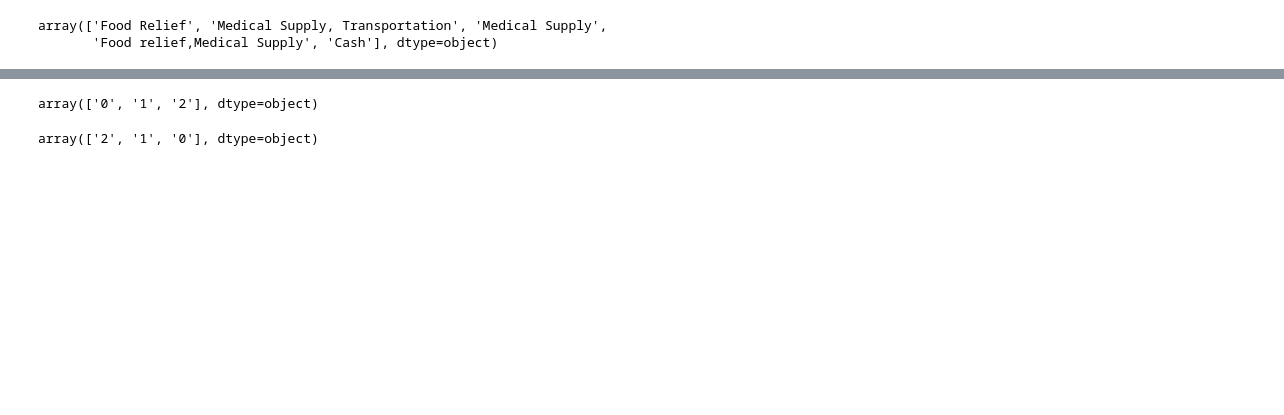
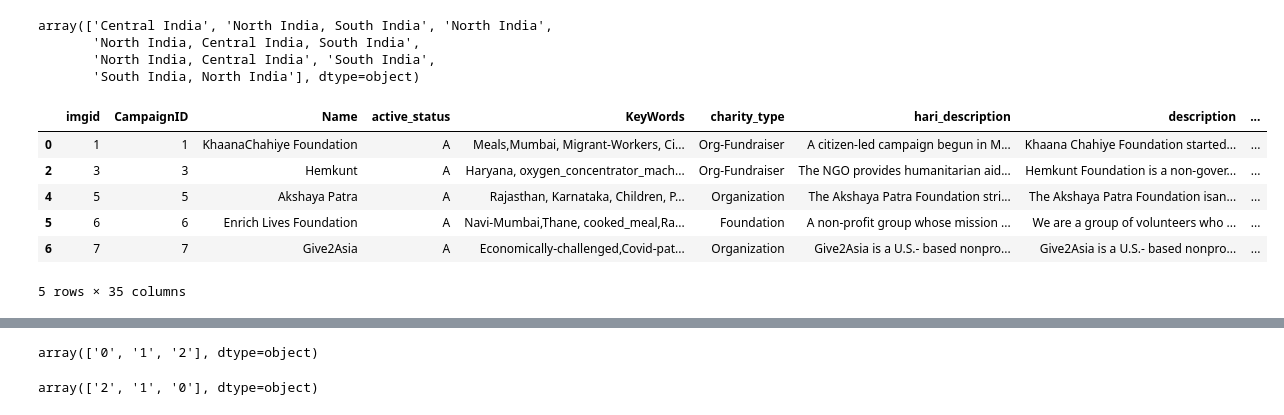
Before and after one commit to richameher/charitable-giving, a Jupyter notebook: data/Cleaning.ipynb, the cells around one changed output, grey strips where cells are left out. Drawn from its saved outputs; the diff is of its cells as text; code cells hidden in the pictures; blank space fills up the shorter version.

```diff
--- a/data/Cleaning.ipynb
+++ b/data/Cleaning.ipynb
@@ -4,7 +4,22 @@ df=pd.read_csv('charities_list_raw.csv')
 # %%
 df = df.replace('\n','', regex=True)
 df['Cause'].unique()
+df['region'].unique()
 # %% [output]
-array(['Food Relief', 'Medical Supply, Transportation', 'Medical Supply',
-       'Food relief,Medical Supply', 'Cash'], dtype=object)
+array(['Central India', 'North India, South India', 'North India',
+       'North India, Central India, South India',
+       'North India, Central India', 'South India',
+       'South India, North India'], dtype=object)
+# %%
+#Delete inactive rows
+df = df.drop(df[df.active_status=="I"].index)
+df[:5]
+# %% [output]
+|  | imgid | CampaignID | Name | active_status | KeyWords | charity_type | hari_description | description | ... |
+| 0 | 1 | 1 | KhaanaChahiye Foundation | A | Meals,Mumbai, Migrant-Workers, Ci... | Org-Fundraiser | A citizen-led campaign begun in M... | Khaana Chahiye Foundation started... | ... |
+| 2 | 3 | 3 | Hemkunt | A | Haryana, oxygen_concentrator_mach... | Org-Fundraiser | The NGO provides humanitarian aid... | Hemkunt Foundation is a non-gover... | ... |
+| 4 | 5 | 5 | Akshaya Patra | A | Rajasthan, Karnataka, Children, P... | Organization | The Akshaya Patra Foundation stri... | The Akshaya Patra Foundation isan... | ... |
+| 5 | 6 | 6 | Enrich Lives Foundation | A | Navi-Mumbai,Thane, cooked_meal,Ra... | Foundation | A non-profit group whose mission ... | We are a group of volunteers who ... | ... |
+| 6 | 7 | 7 | Give2Asia | A | Economically-challenged,Covid-pat... | Organization | Give2Asia is a U.S.- based nonpro... | Give2Asia is a U.S.- based nonpro... | ... |
+5 rows × 35 columns
 # %%
```
Also changed, not shown: parts of 8 cells of this notebook, 19 other files.
